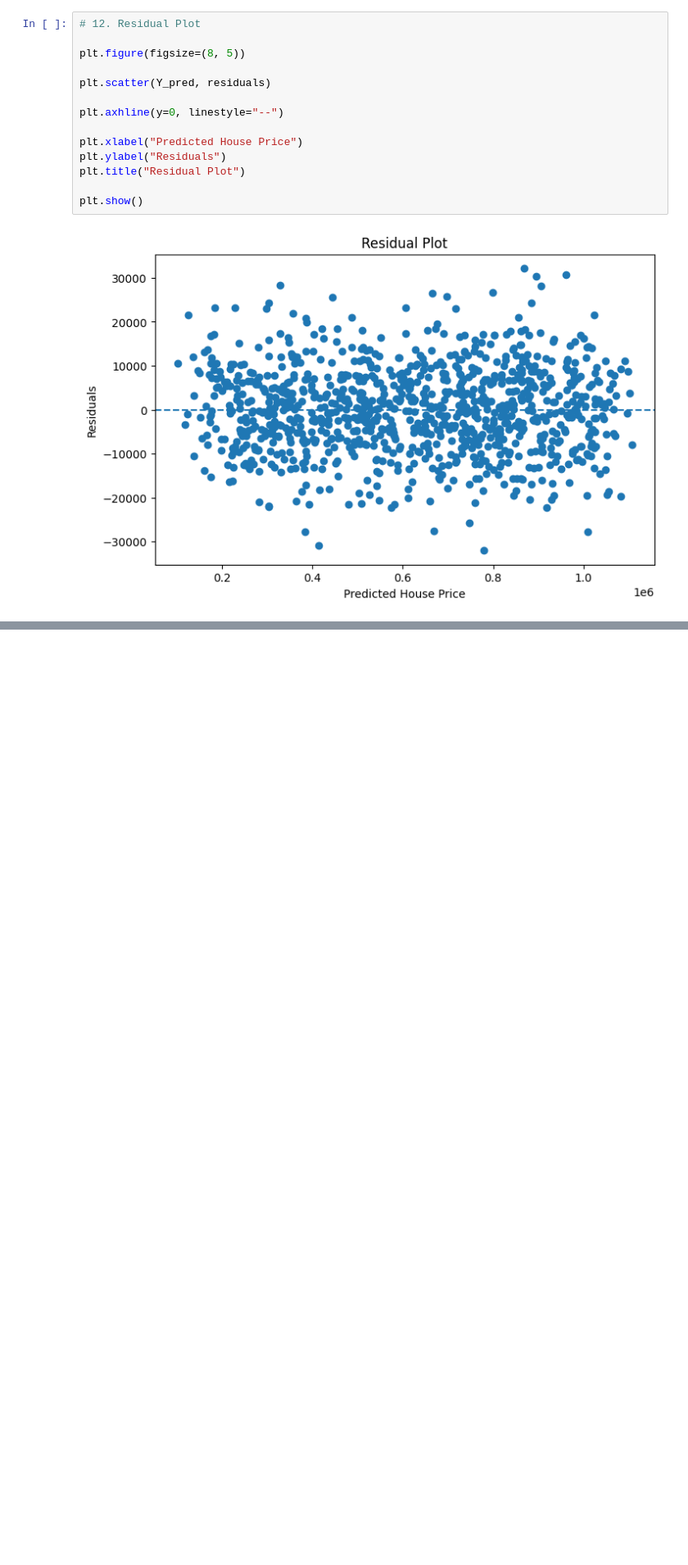
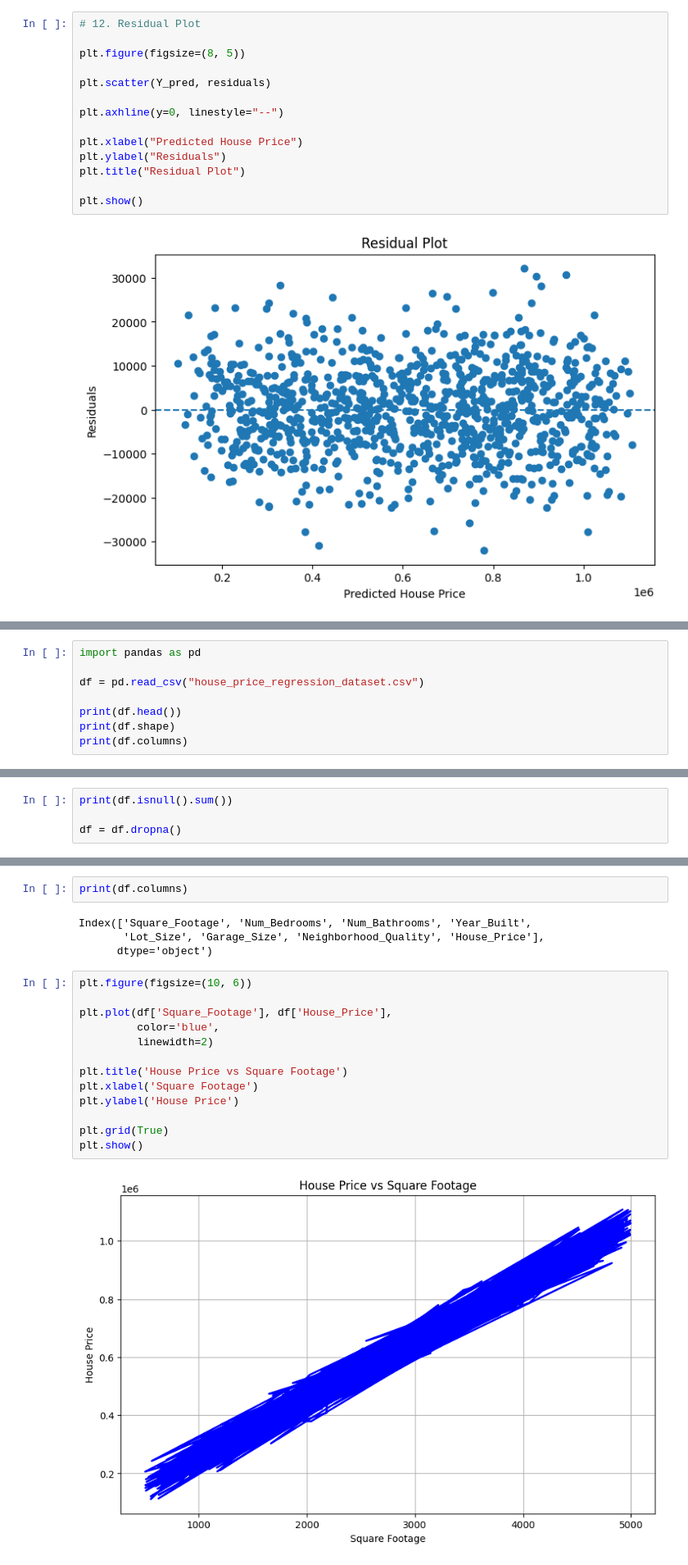
Before and after one commit to SharanyaReddy27/BlogApp, a Jupyter notebook: week12MDS.ipynb, the cells around one changed output, grey strips where cells are left out. Shown at 82% size. Cells and saved outputs as stored; diff of their text form; blank space fills up the shorter version.

```diff
--- a/week12MDS.ipynb
+++ b/week12MDS.ipynb
@@ -232,0 +243,8 @@ plt.show()
+# %%
+import pandas as pd
+
+df = pd.read_csv("house_price_regression_dataset.csv")
+
+print(df.head())
+print(df.shape)
+print(df.columns)
@@ -232,0 +269,4 @@ plt.show()
+# %%
+print(df.isnull().sum())
+
+df = df.dropna()
@@ -232,0 +283,21 @@ plt.show()
+# %%
+print(df.columns)
+# %% [output]
+Index(['Square_Footage', 'Num_Bedrooms', 'Num_Bathrooms', 'Year_Built',
+       'Lot_Size', 'Garage_Size', 'Neighborhood_Quality', 'House_Price'],
+      dtype='object')
+# %%
+plt.figure(figsize=(10, 6))
+
+plt.plot(df['Square_Footage'], df['House_Price'],
+         color='blue',
+         linewidth=2)
+
+plt.title('House Price vs Square Footage')
+plt.xlabel('Square Footage')
+plt.ylabel('House Price')
+
+plt.grid(True)
+plt.show()
+# %% [output]
+[figure, added]
```
Also changed, not shown: parts of 10 cells of this notebook.
